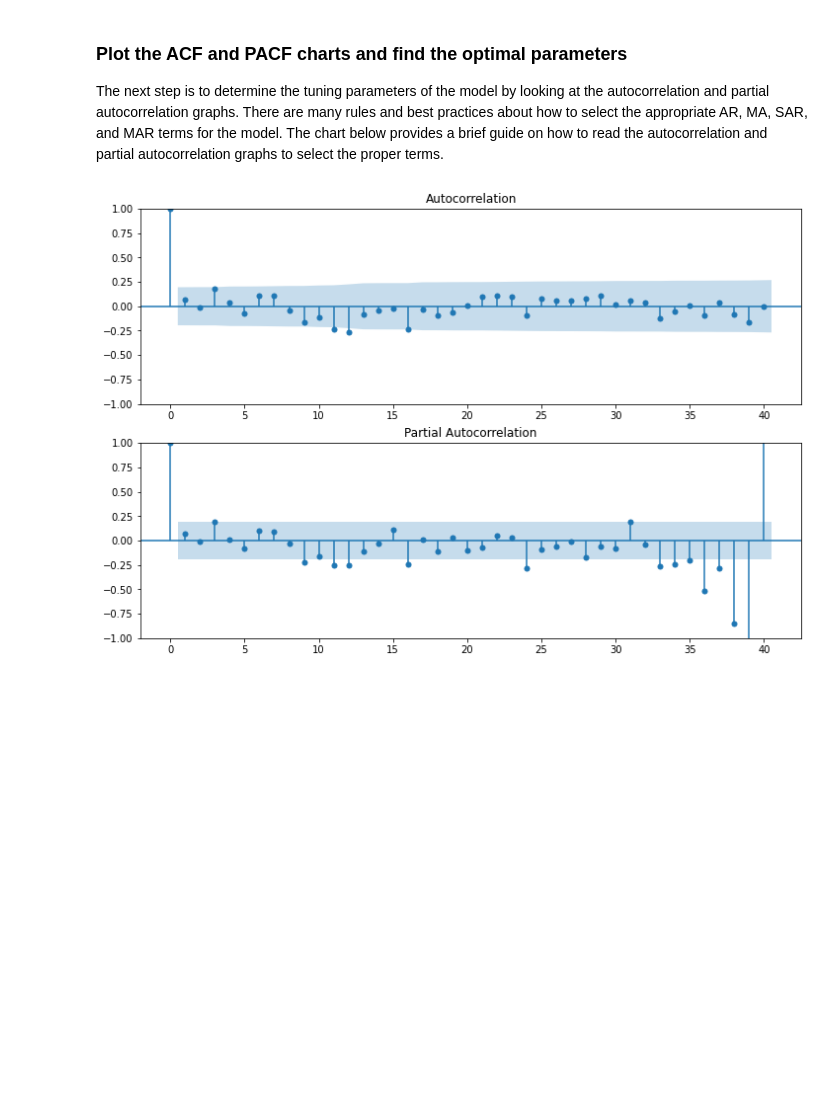
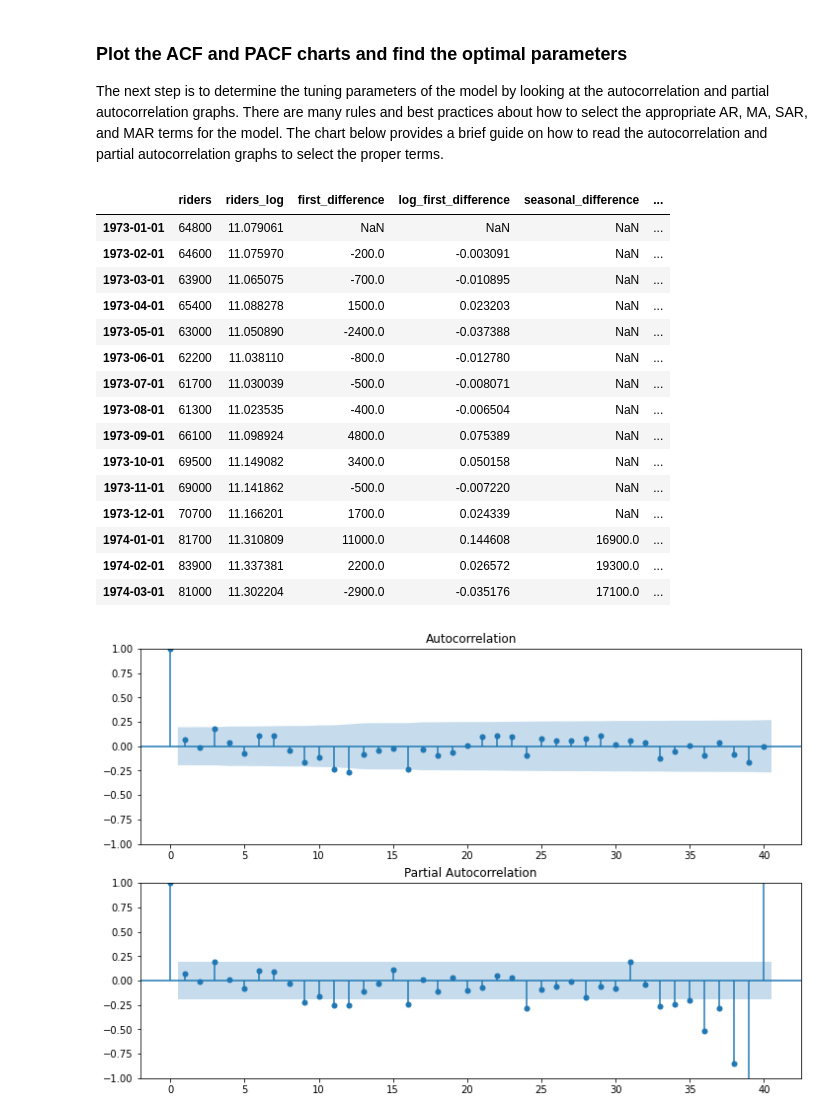
Before and after one commit to VargheseTresa/projects, a Jupyter notebook: iPython notebooks/Seasonal ARIMA example.ipynb, the cells around one changed output. Drawn from its saved outputs; the diff is of its cells as text; code cells hidden in the pictures; blank space fills up the shorter version.

```diff
--- a/iPython notebooks/Seasonal ARIMA example.ipynb
+++ b/iPython notebooks/Seasonal ARIMA example.ipynb
@@ -253,6 +260,25 @@ Now, the p-value has confirmed that our data is stationary.
 ### Plot the ACF and PACF charts and find the optimal parameters
 
 The next step is to determine the tuning parameters of the model by looking at the autocorrelation and partial autocorrelation graphs. There are many rules and best practices about how to select the appropriate AR, MA, SAR, and MAR terms for the model. The chart below provides a brief guide on how to read the autocorrelation and partial autocorrelation graphs to select the proper terms.
+# %%
+df.head(15)
+# %% [output]
+|  | riders | riders_log | first_difference | log_first_difference | seasonal_difference | ... |
+| 1973-01-01 | 64800 | 11.079061 | NaN | NaN | NaN | ... |
+| 1973-02-01 | 64600 | 11.075970 | -200.0 | -0.003091 | NaN | ... |
+| 1973-03-01 | 63900 | 11.065075 | -700.0 | -0.010895 | NaN | ... |
+| 1973-04-01 | 65400 | 11.088278 | 1500.0 | 0.023203 | NaN | ... |
+| 1973-05-01 | 63000 | 11.050890 | -2400.0 | -0.037388 | NaN | ... |
+| 1973-06-01 | 62200 | 11.038110 | -800.0 | -0.012780 | NaN | ... |
+| 1973-07-01 | 61700 | 11.030039 | -500.0 | -0.008071 | NaN | ... |
+| 1973-08-01 | 61300 | 11.023535 | -400.0 | -0.006504 | NaN | ... |
+| 1973-09-01 | 66100 | 11.098924 | 4800.0 | 0.075389 | NaN | ... |
+| 1973-10-01 | 69500 | 11.149082 | 3400.0 | 0.050158 | NaN | ... |
+| 1973-11-01 | 69000 | 11.141862 | -500.0 | -0.007220 | NaN | ... |
+| 1973-12-01 | 70700 | 11.166201 | 1700.0 | 0.024339 | NaN | ... |
+| 1974-01-01 | 81700 | 11.310809 | 11000.0 | 0.144608 | 16900.0 | ... |
+| 1974-02-01 | 83900 | 11.337381 | 2200.0 | 0.026572 | 19300.0 | ... |
+| 1974-03-01 | 81000 | 11.302204 | -2900.0 | -0.035176 | 17100.0 | ... |
 # %%
 fig, axes = plt.subplots(2, 1, figsize=(12,8))
 fig = sm.graphics.tsa.plot_acf(df.seasonal_first_difference.iloc[13:], lags=40, ax=axes[0])
```
Also changed, not shown: parts of 1 cell of this notebook, 4 other files.
